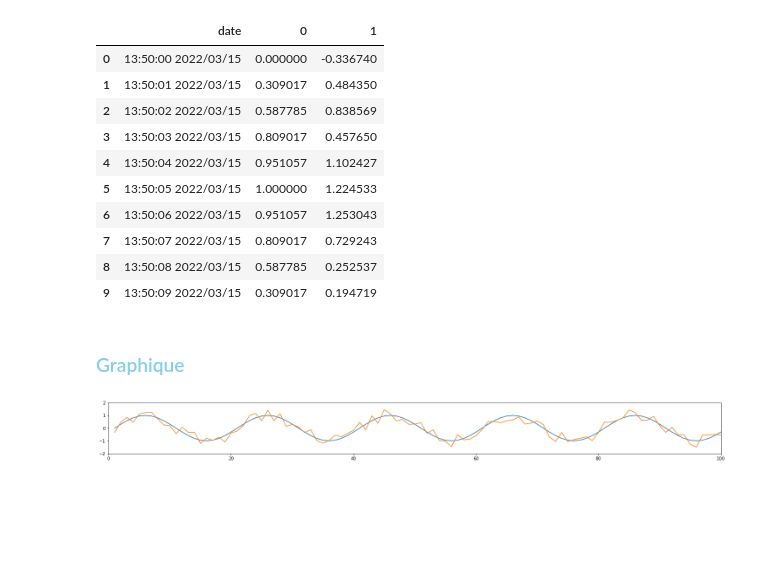
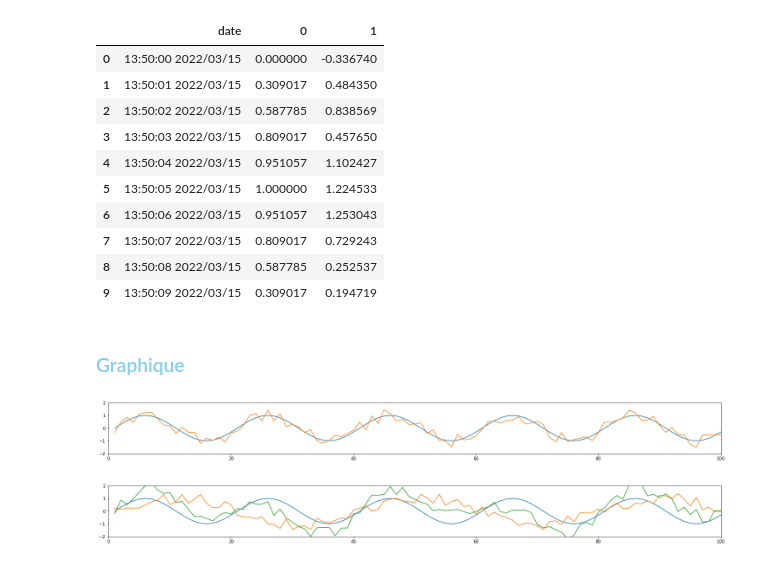
Before and after one commit to Energisse/Generateur-numerique, a Jupyter notebook: generateur numerique.ipynb, the cells around one changed output. Cells and saved outputs as stored; diff of their text form; code cells hidden in the pictures; blank space fills up the shorter version.

Commit message:
ajout addition de formule et correction de sybntax

```diff
--- a/generateur numerique.ipynb
+++ b/generateur numerique.ipynb
@@ -129,3 +129,51 @@ ax.set_xlim(0, 100)
 plt.show()
 # %% [output]
 [figure]
+# %%
+from controleur import Controleur
+from formule import Formule
+import pandas as pd
+import matplotlib.pyplot as plt
+import csv
+
+periode = 20 #20 secondes
+amplitude = 1
+formule1 = Formule("Formule1",periode,amplitude)
+formule2 = Formule("Formule2",periode*2,amplitude,1)
+formule3 = Formule("Formule3",periode,amplitude)
+
+nombre_echantillon = 100
+periode = 1 #1 seconde
+formule3.addFormule(formule2)
+
+controleur = Controleur(nombre_echantillon,periode)
+controleur.addFormule(formule1)
+controleur.addFormule(formule2)
+controleur.addFormule(formule3)
+
+controleur.calcul("testAddition.csv")
+
+x = []
+y1 = []
+y2 = []
+y3 = []
+with open('testAddition.csv','r') as csvfile:
+    plots = csv.reader(csvfile, delimiter = ',')
+    i=1
+    next(plots, None) #passer le header
+    for row in plots:
+        x.append(i)
+        i+=1
+        y1.append(float(row[1]))
+        y2.append(float(row[2]))
+        y3.append(float(row[3]))
+
+fig, ax = plt.subplots(figsize=(20,2), constrained_layout=True)
+plt.plot(x, y1)
+plt.plot(x, y2)
+plt.plot(x, y3)
+ax.set_ylim(-2, 2)
+ax.set_xlim(0, 100)
+plt.show()
+# %% [output]
+[figure, added]
```
Also changed, not shown: 2 other files.
